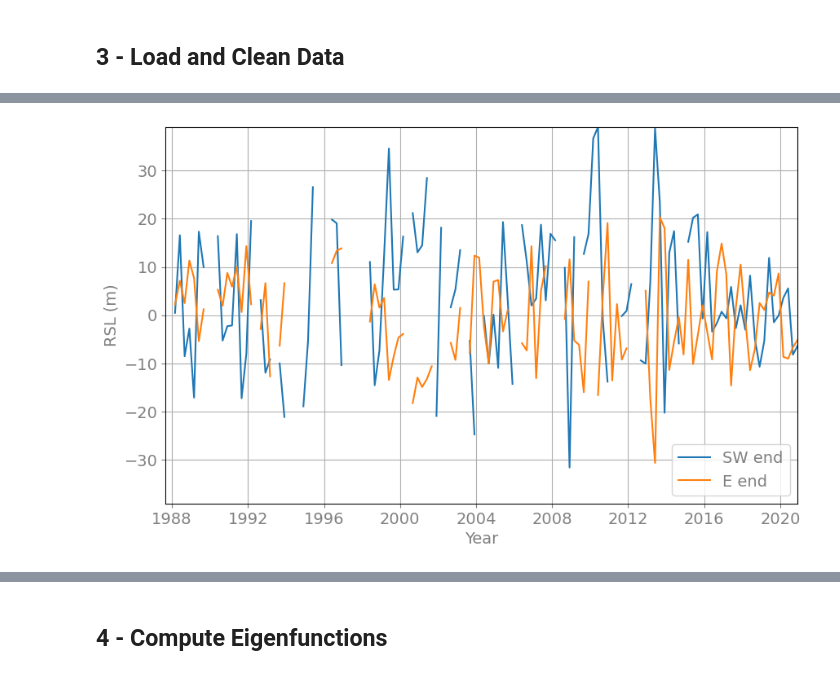
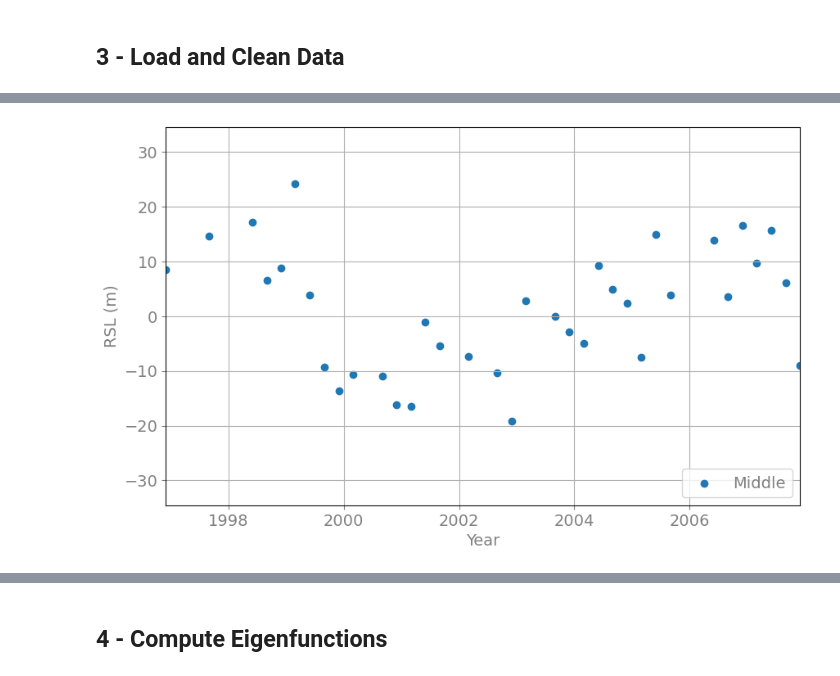
Before and after one commit to james-th94/NaturalShorelineVariability_Grassy, a Jupyter notebook: src/Notebooks/EOF_PCA_Shorelines_All.ipynb, the cells around one changed output, grey strips where cells are left out. Saved outputs shown, nothing was run; the diff lists cells and outputs as text; code cells hidden in the pictures.

```diff
--- a/src/Notebooks/EOF_PCA_Shorelines_All.ipynb
+++ b/src/Notebooks/EOF_PCA_Shorelines_All.ipynb
@@ -123,17 +126,19 @@ df
 # %%
 # Create dataframe for plotting
 dfPlot = dfRaw.truncate(before = firstDate, after = lastDate).resample('3MS').mean()
+dfPlot = dfRaw.truncate(before = '1996-12-01', after = '2008-01-01').resample('3MS').mean()
 # Plot
 fig, ax = plt.subplots(figsize = figSize)
-ax.plot(dfPlot["0"], label = "SW end")
-ax.plot(dfPlot["1200"], label = "E end")
+#ax.plot(dfPlot["0"], label = "SW end")
+ax.scatter(dfPlot.index, dfPlot["600"], label = "Middle")
+#ax.plot(dfPlot["1200"], label = "E end")
 # Format plot
 ax.grid()
 ax.set_xlim(dfPlot.index[0], dfPlot.index[-1])
 ax.legend(loc = "lower right")
 ax.set_ylabel("RSL (m)")
 ax.set_xlabel("Year")
 ax.set_ylim(-1 * np.max(np.abs(dfPlot["0"])), np.max(np.abs(dfPlot["0"])))
 plt.show()
 # %% [output]
-[figure, old version]
+[figure, new version]
```
Also changed, not shown: parts of 17 cells of this notebook.
